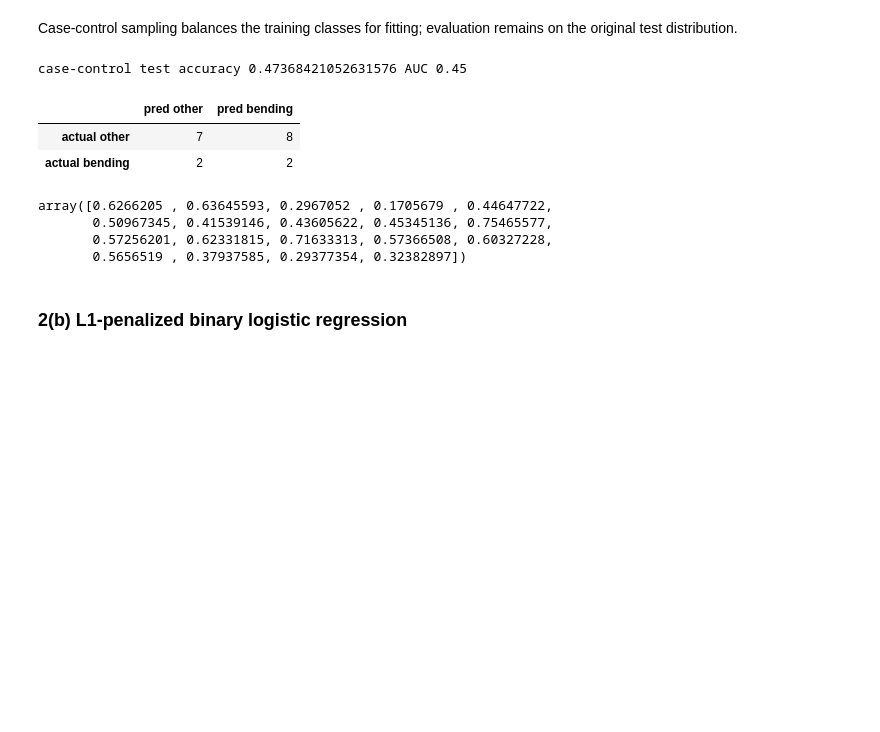
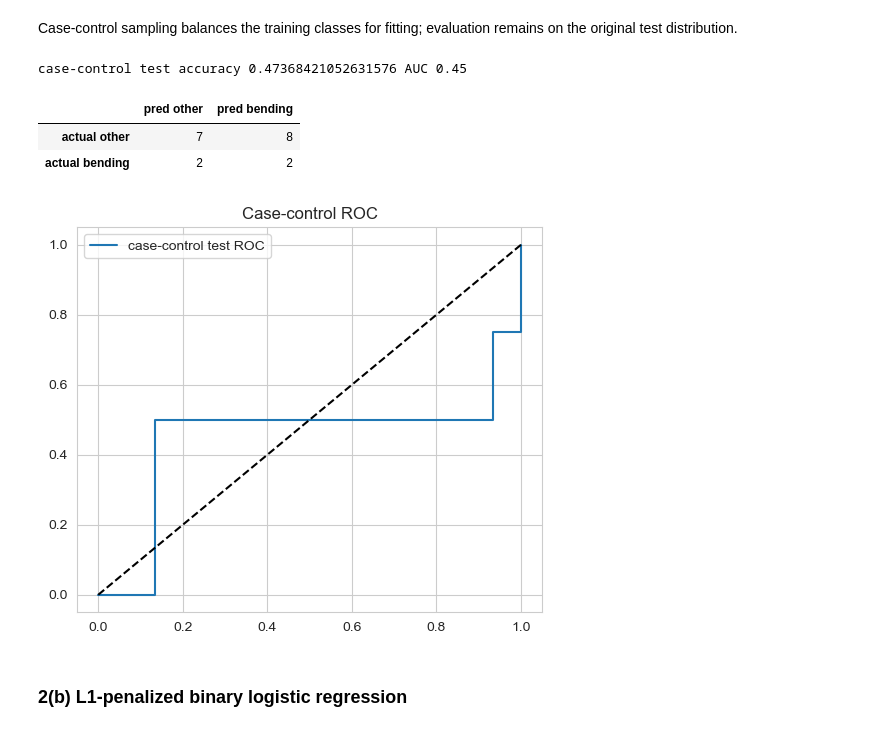
Before and after one commit to houdan-hub/DSCI552-HW4, a Jupyter notebook: Hou_Tianbo_HW4.ipynb, the cells around one changed output. Drawn from its saved outputs; the diff is of its cells as text; code cells hidden in the pictures; blank space fills up the shorter version.

```diff
--- a/Hou_Tianbo_HW4.ipynb
+++ b/Hou_Tianbo_HW4.ipynb
@@ -111,16 +125,13 @@ Separation is monitored through convergence and coefficient magnitude; no conver
 # %% [markdown]
 Case-control sampling balances the training classes for fitting; evaluation remains on the original test distribution.
 # %%
-rng=np.random.default_rng(RNG); a=np.flatnonzero(yt=='bending'); b=np.flatnonzero(yt=='other'); cc=np.r_[a,rng.choice(b,len(a),replace=False)]; ccmodel=Pipeline([('scale',StandardScaler()),('lr',LogisticRegression(C=1e6,solver='liblinear',max_iter=5000))]); ccmodel.fit(Z.iloc[cc][selected],yt[cc]); report(ccmodel,Zte[selected],yte,'case-control test')
+rng=np.random.default_rng(RNG); a=np.flatnonzero(yt=='bending'); b=np.flatnonzero(yt=='other'); cc=np.r_[a,rng.choice(b,len(a),replace=False)]; ccmodel=Pipeline([('scale',StandardScaler()),('lr',LogisticRegression(C=1e6,solver='liblinear',max_iter=5000))]); ccmodel.fit(Z.iloc[cc][selected],yt[cc]); plt.figure(figsize=(6,5)); cprob=report(ccmodel,Zte[selected],yte,'case-control test'); cf,ct,_=roc_curve(yte=='bending',cprob); plt.plot(cf,ct,label='case-control test ROC'); plt.plot([0,1],[0,1],'k--'); plt.legend(); plt.title('Case-control ROC'); plt.show()
 # %% [output]
 case-control test accuracy 0.47368421052631576 AUC 0.45
 |  | pred other | pred bending |
 | actual other | 7 | 8 |
 | actual bending | 2 | 2 |
-array([0.6266205 , 0.63645593, 0.2967052 , 0.1705679 , 0.44647722,
-       0.50967345, 0.41539146, 0.43605622, 0.45345136, 0.75465577,
-       0.57256201, 0.62331815, 0.71633313, 0.57366508, 0.60327228,
-       0.5656519 , 0.37937585, 0.29377354, 0.32382897])
+[figure, added]
 # %% [markdown]
 ### 2(b) L1-penalized binary logistic regression
 # %%
```
Also changed, not shown: parts of 3 cells of this notebook.
